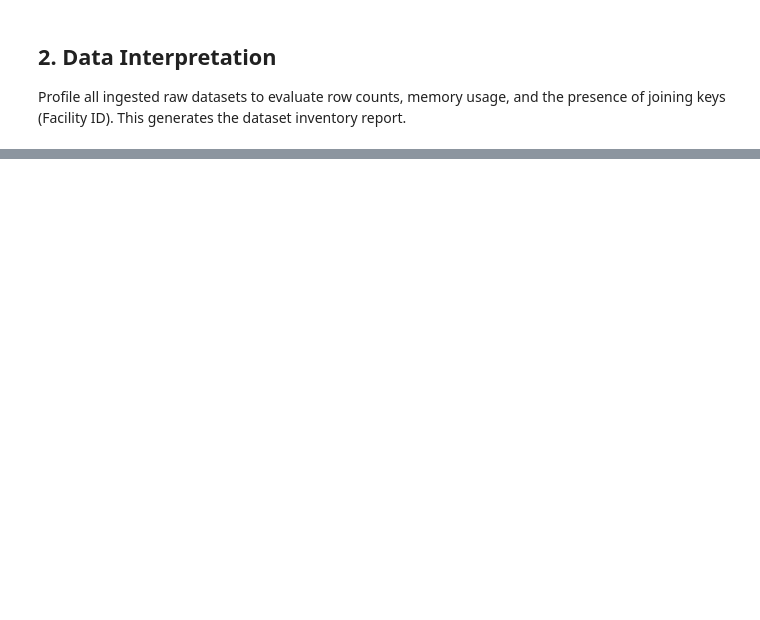
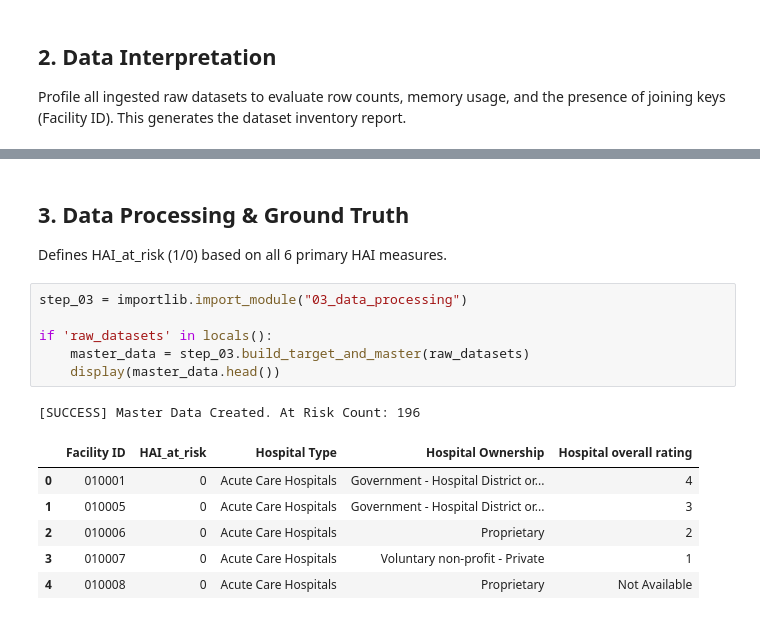
Before and after one commit to Rjashby1/cms-hai-risk-prediction, a Jupyter notebook: code/main_pipeline.ipynb, the cells around one changed output, grey strips where cells are left out. Saved outputs shown, nothing was run; the diff lists cells and outputs as text; blank space fills up the shorter version.

```diff
--- a/code/main_pipeline.ipynb
+++ b/code/main_pipeline.ipynb
@@ -43,0 +87,17 @@ else:
+# %% [markdown]
+## 3. Data Processing & Ground Truth
+Defines HAI_at_risk (1/0) based on all 6 primary HAI measures.
+# %%
+step_03 = importlib.import_module("03_data_processing")
+
+if 'raw_datasets' in locals():
+    master_data = step_03.build_target_and_master(raw_datasets)
+    display(master_data.head())
+# %% [output]
+[SUCCESS] Master Data Created. At Risk Count: 196
+|  | Facility ID | HAI_at_risk | Hospital Type | Hospital Ownership | Hospital overall rating |
+| 0 | 010001 | 0 | Acute Care Hospitals | Government - Hospital District or... | 4 |
+| 1 | 010005 | 0 | Acute Care Hospitals | Government - Hospital District or... | 3 |
+| 2 | 010006 | 0 | Acute Care Hospitals | Proprietary | 2 |
+| 3 | 010007 | 0 | Acute Care Hospitals | Voluntary non-profit - Private | 1 |
+| 4 | 010008 | 0 | Acute Care Hospitals | Proprietary | Not Available |
```
Also changed, not shown: parts of 6 cells of this notebook, 5 other files.
